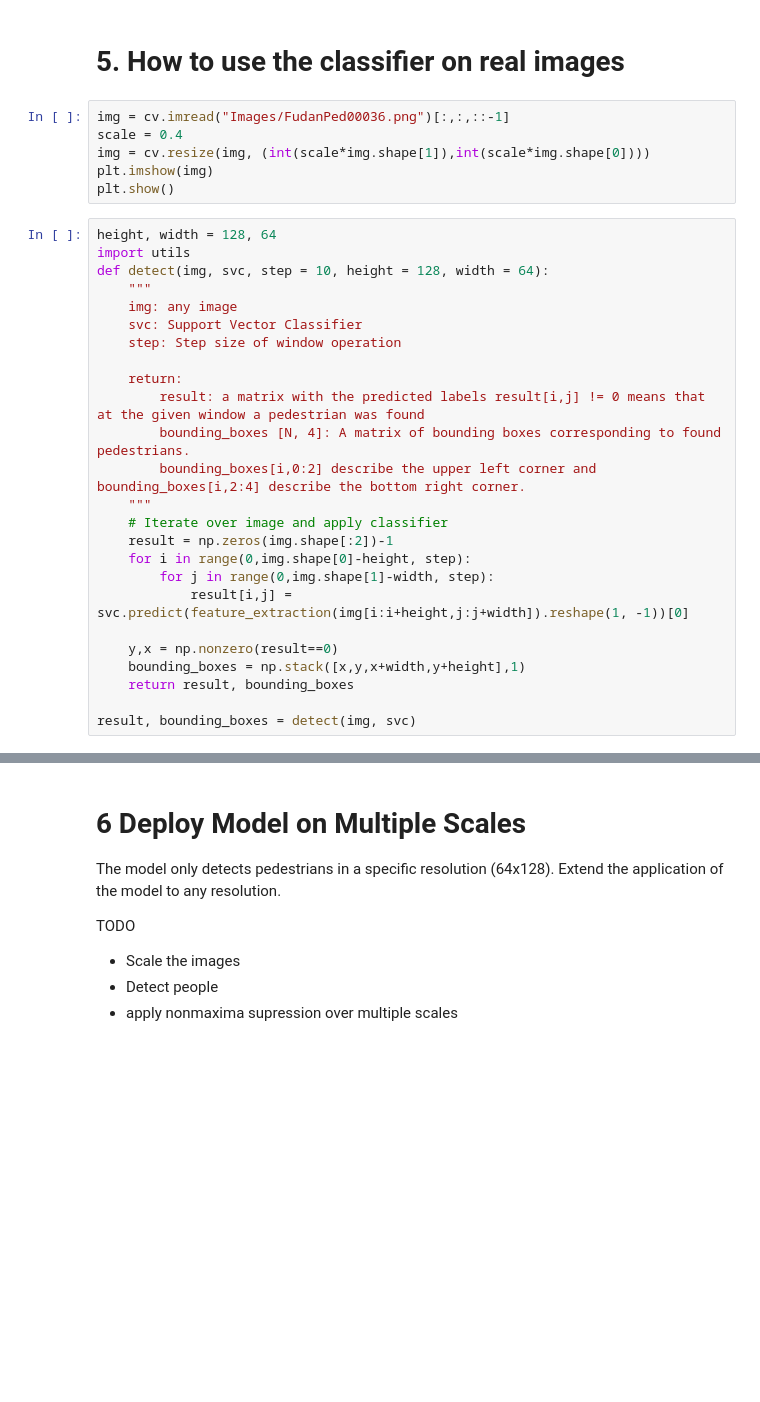
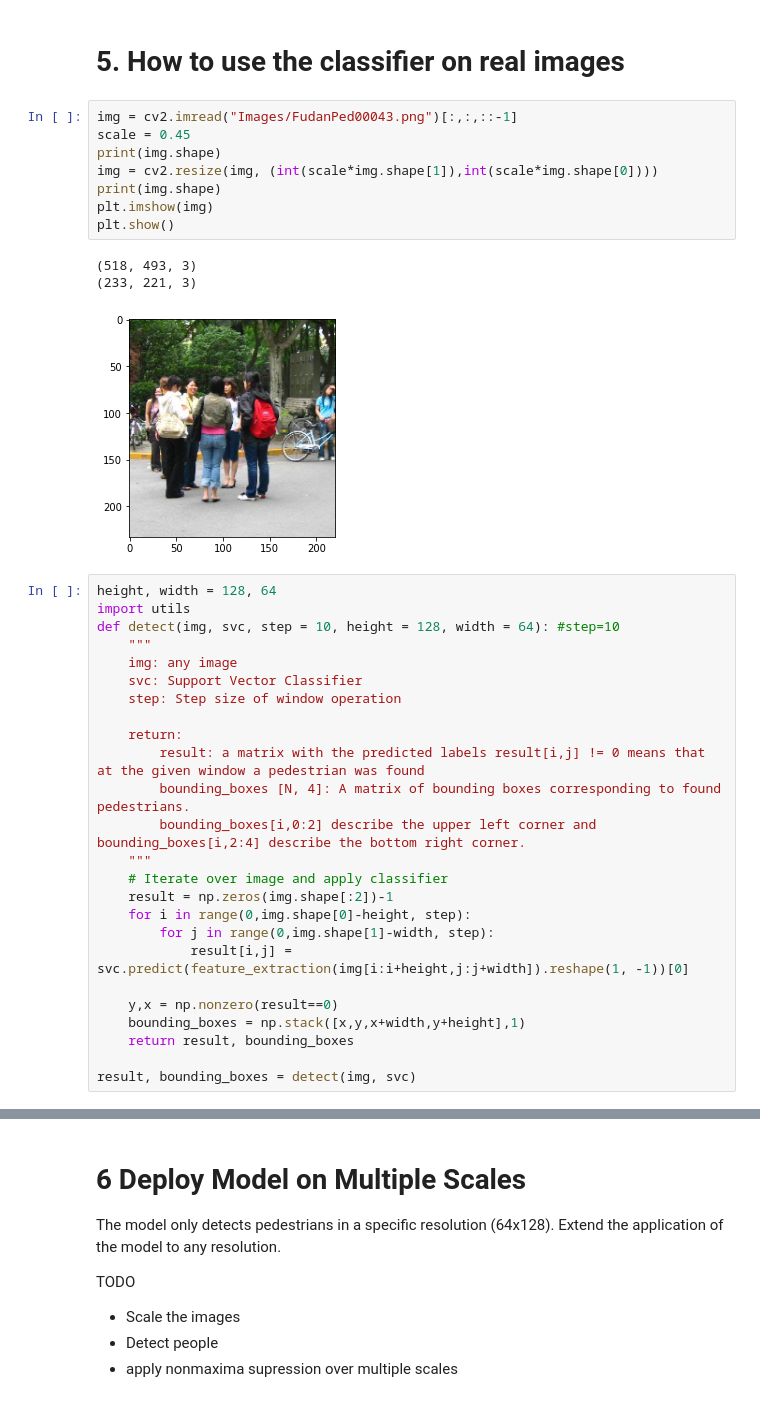
Before and after one commit to ananta-lamichhane/AIA, a Jupyter notebook: HW3/Homework 3.ipynb, the cells around one changed output, grey strips where cells are left out. Saved outputs shown, nothing was run; the diff lists cells and outputs as text; blank space fills up the shorter version.

```diff
--- a/HW3/Homework 3.ipynb
+++ b/HW3/Homework 3.ipynb
@@ -191,15 +183,21 @@ print("F1:", f1_score(Y_test,Y_pred))
 # %% [markdown]
 # 5. How to use the classifier on real images
 # %%
-img = cv.imread("Images/FudanPed00036.png")[:,:,::-1]
-scale = 0.4
-img = cv.resize(img, (int(scale*img.shape[1]),int(scale*img.shape[0])))
+img = cv2.imread("Images/FudanPed00043.png")[:,:,::-1]
+scale = 0.45
+print(img.shape)
+img = cv2.resize(img, (int(scale*img.shape[1]),int(scale*img.shape[0])))
+print(img.shape)
 plt.imshow(img)
 plt.show()
+# %% [output]
+(518, 493, 3)
+(233, 221, 3)
+[figure, added]
 # %%
 height, width = 128, 64
 import utils
-def detect(img, svc, step = 10, height = 128, width = 64):
+def detect(img, svc, step = 10, height = 128, width = 64): #step=10
     """
     img: any image
     svc: Support Vector Classifier
```
Also changed, not shown: parts of 8 cells of this notebook.
